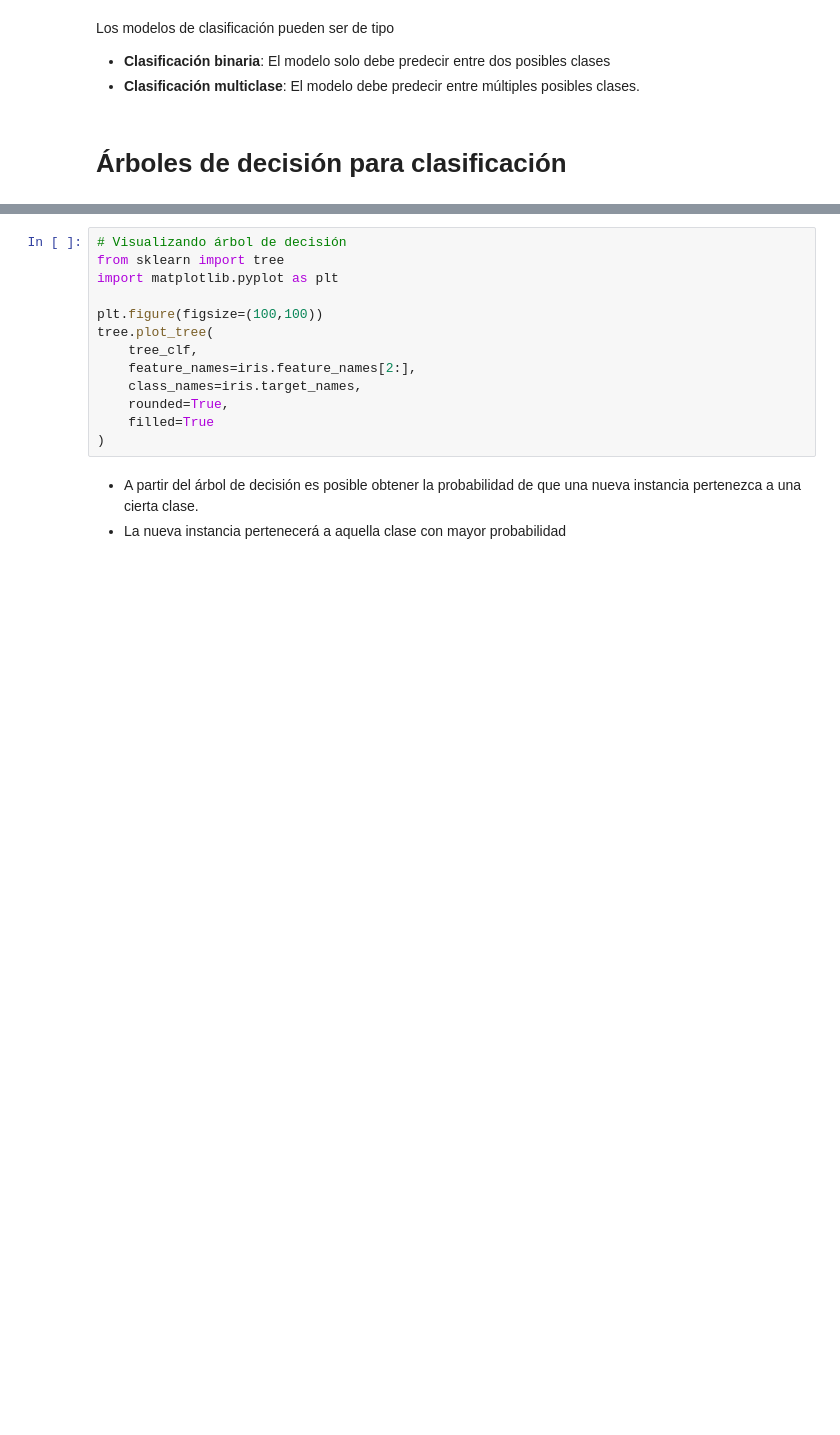
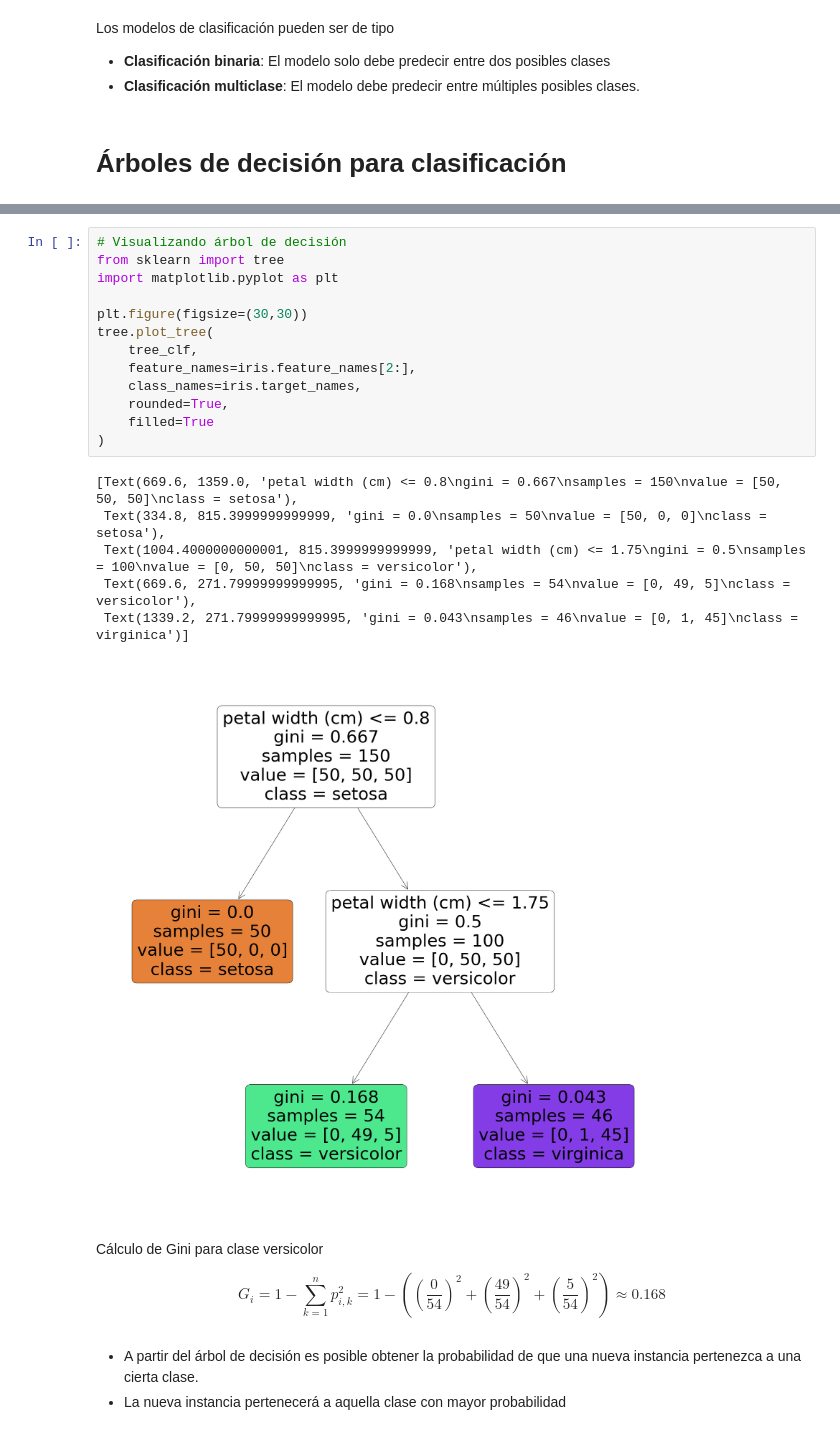
Before and after one commit to polivares/DataScience2022-2, a Jupyter notebook: 7-ClassificationModels/7-ClassificationModels.ipynb, the cells around one changed output, grey strips where cells are left out. Saved outputs shown, nothing was run; the diff lists cells and outputs as text; blank space fills up the shorter version.

Commit message:
Cambio menor clase 7-ClassificationModels

```diff
--- a/7-ClassificationModels/7-ClassificationModels.ipynb
+++ b/7-ClassificationModels/7-ClassificationModels.ipynb
@@ -58,16 +68,27 @@ tree_clf.fit(X, y)
 # %%
 # Visualizando árbol de decisión
 from sklearn import tree
 import matplotlib.pyplot as plt
 
-plt.figure(figsize=(100,100))
+plt.figure(figsize=(30,30))
 tree.plot_tree(
     tree_clf,
     feature_names=iris.feature_names[2:],
     class_names=iris.target_names,
     rounded=True,
     filled=True
 )
+# %% [output]
+[Text(669.6, 1359.0, 'petal width (cm) <= 0.8\ngini = 0.667\nsamples = 150\nvalue = [50, 50, 50]\nclass = setosa'),
+ Text(334.8, 815.3999999999999, 'gini = 0.0\nsamples = 50\nvalue = [50, 0, 0]\nclass = setosa'),
+ Text(1004.4000000000001, 815.3999999999999, 'petal width (cm) <= 1.75\ngini = 0.5\nsamples = 100\nvalue = [0, 50, 50]\nclass = versicolor'),
+ Text(669.6, 271.79999999999995, 'gini = 0.168\nsamples = 54\nvalue = [0, 49, 5]\nclass = versicolor'),
+ Text(1339.2, 271.79999999999995, 'gini = 0.043\nsamples = 46\nvalue = [0, 1, 45]\nclass = virginica')]
+[figure, added]
+# %% [markdown]
+Cálculo de Gini para clase versicolor
+
+$$G_i = 1 - \sum_{k=1}^n p_{i,k}^2 = 1 - \left(\left(\frac{0}{54}\right)^2 + \left(\frac{49}{54}\right)^2 + \left(\frac{5}{54}\right)^2 \right) \approx 0.168$$
 # %% [markdown]
 - A partir del árbol de decisión es posible obtener la probabilidad de que una nueva instancia pertenezca a una cierta clase.
 - La nueva instancia pertenecerá a aquella clase con mayor probabilidad
```
Also changed, not shown: parts of 9 cells of this notebook.
